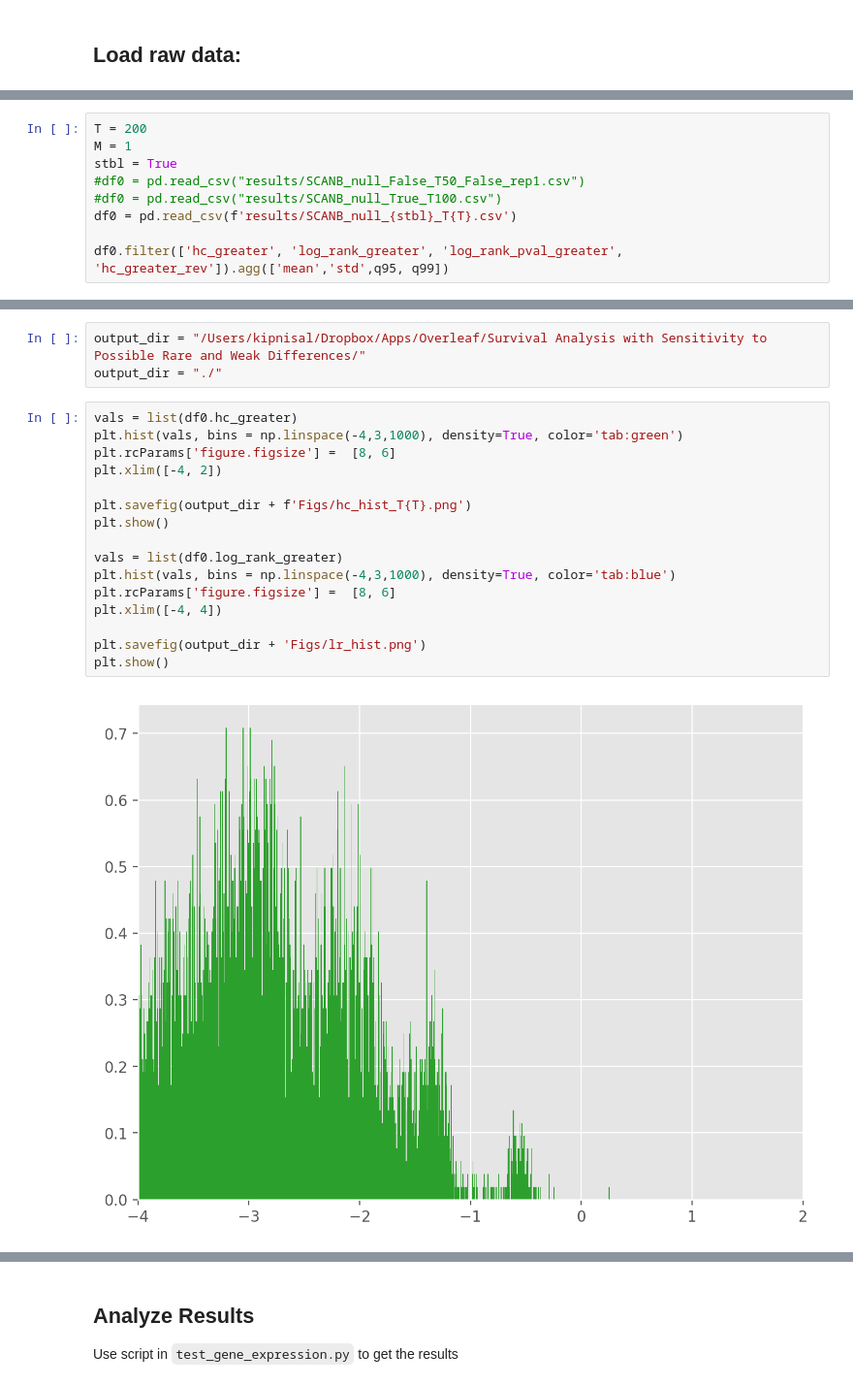
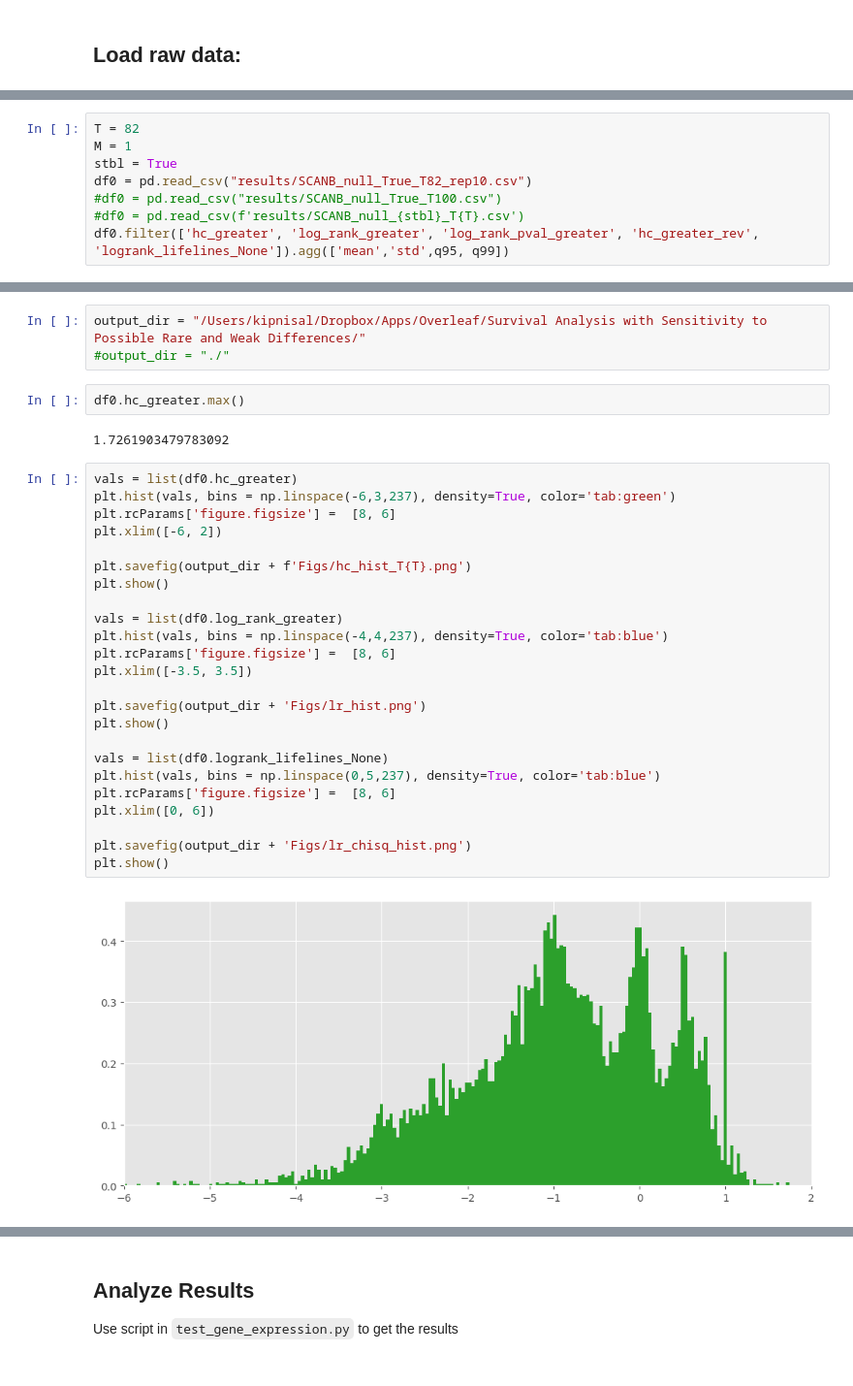
Before and after one commit to alonkipnis/HCHG, a Jupyter notebook: survival_real_data.ipynb, the cells around one changed output, grey strips where cells are left out. Shown at 97% size. Cells and saved outputs as stored; diff of their text form.

Commit message:
added lifelines statistics

```diff
--- a/survival_real_data.ipynb
+++ b/survival_real_data.ipynb
@@ -175,12 +86,11 @@ def q99(x):
 def infstd(x):
     return np.std(np.ma.masked_invalid(x))
 # %%
-T = 200
+T = 82
 M = 1
 stbl = True
-#df0 = pd.read_csv("results/SCANB_null_False_T50_False_rep1.csv")
+df0 = pd.read_csv("results/SCANB_null_True_T82_rep10.csv")
 #df0 = pd.read_csv("results/SCANB_null_True_T100.csv")
-df0 = pd.read_csv(f'results/SCANB_null_{stbl}_T{T}.csv')
-
-df0.filter(['hc_greater', 'log_rank_greater', 'log_rank_pval_greater', 'hc_greater_rev']).agg(['mean','std',q95, q99])
+#df0 = pd.read_csv(f'results/SCANB_null_{stbl}_T{T}.csv')
+df0.filter(['hc_greater', 'log_rank_greater', 'log_rank_pval_greater', 'hc_greater_rev', 'logrank_lifelines_None']).agg(['mean','std',q95, q99])
 # %% [output]
@@ -192,21 +102,33 @@ df0.filter(['hc_greater', 'log_rank_greater', 'log_rank_pval_greater', 'hc_great
 # %%
 output_dir = "/Users/kipnisal/Dropbox/Apps/Overleaf/Survival Analysis with Sensitivity to Possible Rare and Weak Differences/"
-output_dir = "./"
+#output_dir = "./"
+# %%
+df0.hc_greater.max()
+# %% [output]
+1.7261903479783092
 # %%
 vals = list(df0.hc_greater)
-plt.hist(vals, bins = np.linspace(-4,3,1000), density=True, color='tab:green')
+plt.hist(vals, bins = np.linspace(-6,3,237), density=True, color='tab:green')
 plt.rcParams['figure.figsize'] =  [8, 6]
-plt.xlim([-4, 2])
+plt.xlim([-6, 2])
 
 plt.savefig(output_dir + f'Figs/hc_hist_T{T}.png')
 plt.show()
 
 vals = list(df0.log_rank_greater)
-plt.hist(vals, bins = np.linspace(-4,3,1000), density=True, color='tab:blue')
+plt.hist(vals, bins = np.linspace(-4,4,237), density=True, color='tab:blue')
 plt.rcParams['figure.figsize'] =  [8, 6]
-plt.xlim([-4, 4])
+plt.xlim([-3.5, 3.5])
 
 plt.savefig(output_dir + 'Figs/lr_hist.png')
 plt.show()
+
+vals = list(df0.logrank_lifelines_None)
+plt.hist(vals, bins = np.linspace(0,5,237), density=True, color='tab:blue')
+plt.rcParams['figure.figsize'] =  [8, 6]
+plt.xlim([0, 6])
+
+plt.savefig(output_dir + 'Figs/lr_chisq_hist.png')
+plt.show()
 # %% [output]
-[figure, old version]
+[figure, new version]
```
Also changed, not shown: parts of 23 cells of this notebook, 7 other files.
